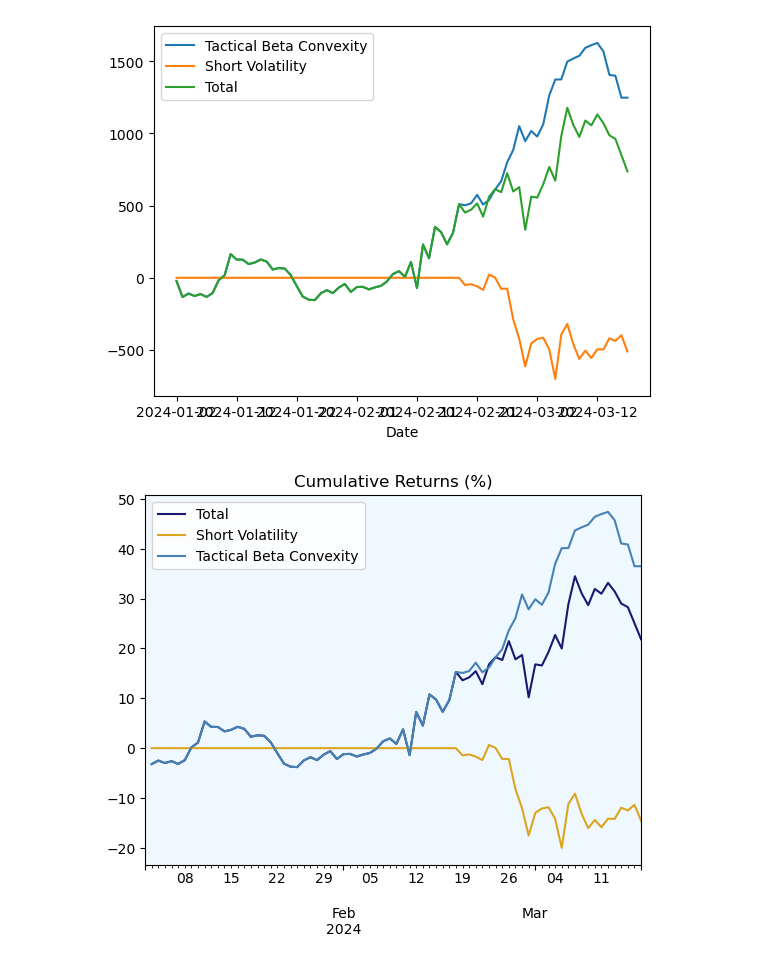
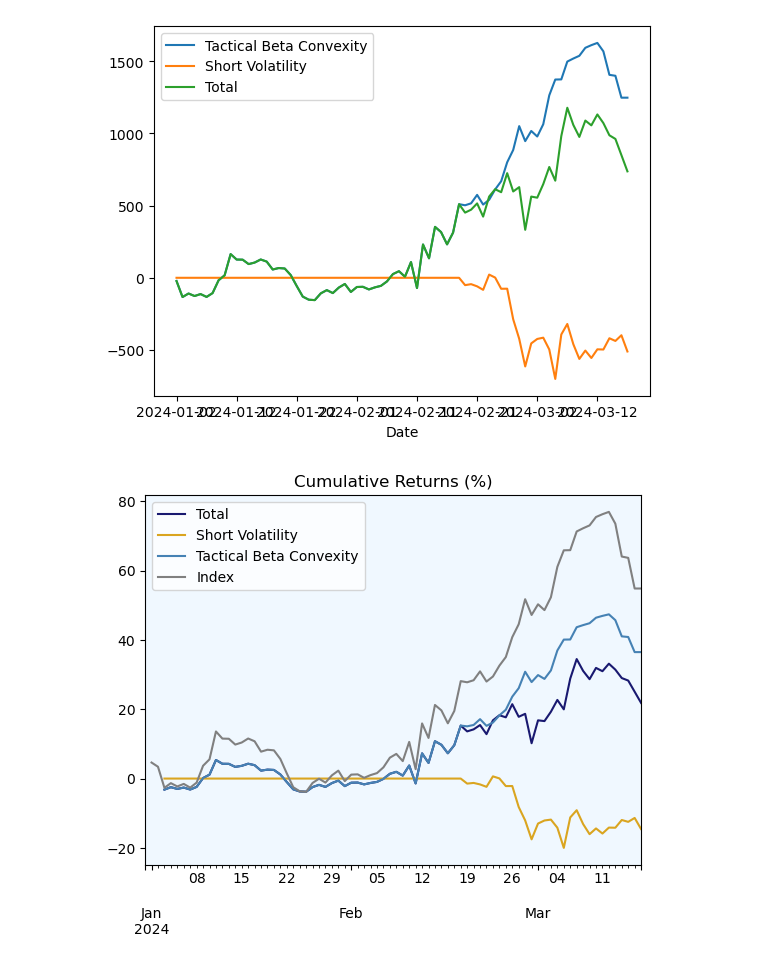
Before and after one commit to kmavyrle/QuantMasterFund, a Jupyter notebook: Crypto/TacticalBetaConvexity/test.ipynb, the cells around one changed output. Saved outputs shown, nothing was run; the diff lists cells and outputs as text; code cells hidden in the pictures.

```diff
--- a/Crypto/TacticalBetaConvexity/test.ipynb
+++ b/Crypto/TacticalBetaConvexity/test.ipynb
@@ -242,10 +242,17 @@ for col in usd_rets.columns:
 usd_rets.index = pd.to_datetime(usd_rets.index)
 # %%
 usd_rets = usd_rets[['Total','Short Volatility','Tactical Beta Convexity']]
+# %%
+eth_idx.index = pd.to_datetime(eth_idx.index)
+# %%
+usd_rets = pd.concat([usd_rets,eth_idx],axis=1).fillna(method = 'ffill')
+# %%
+usd_rets.columns = ['Total','Short Volatility','Tactical Beta Convexity','Index']
 # %%
-plot = (((1+(usd_rets.pct_change())).cumprod()-1)*100).plot(title = 'Cumulative Returns (%)',color = ['midnightblue','goldenrod','steelblue'])
+plot = (((1+(usd_rets.pct_change())).cumprod()-1)*100).plot(title = 'Cumulative Returns (%)',color = ['midnightblue','goldenrod','steelblue','grey'])
+#(((1+eth_idx.pct_change()).cumprod()-1)*100).plot()
 plot.set_facecolor('aliceblue')
 picpath = "c:\\Users\\kmavy\\Documents\\mydocs\\Training Arc\\Github\\QuantMasterFund\\Crypto\\MasterFundPerformance.png"
 plot.get_figure().savefig(picpath)
 # %% [output]
-[figure, old version]
+[figure, new version]
```
Also changed, not shown: parts of 2 cells of this notebook, 2 other files.
